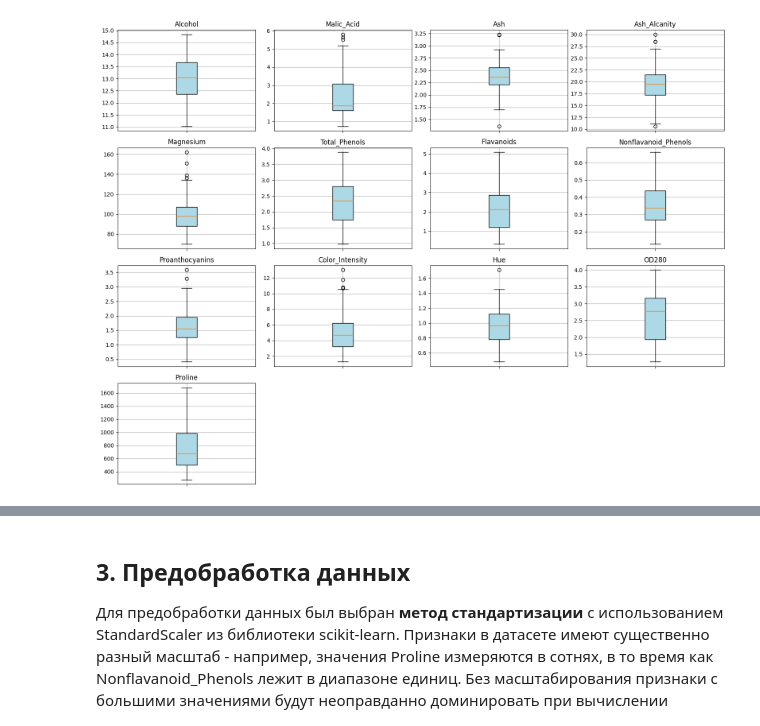
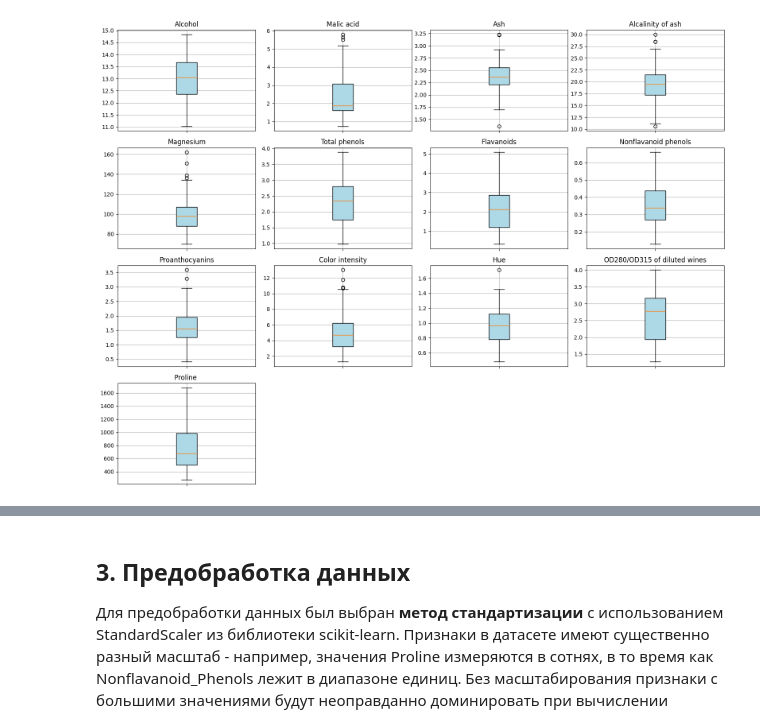
Before and after one commit to lilo5425/Machine_learning, a Jupyter notebook: LAB4/LAB4.ipynb, the cells around one changed output, grey strips where cells are left out. Saved outputs shown, nothing was run; the diff lists cells and outputs as text; code cells hidden in the pictures.

```diff
--- a/LAB4/LAB4.ipynb
+++ b/LAB4/LAB4.ipynb
@@ -52,13 +64,17 @@ from sklearn.decomposition import PCA
 # %%
-df = pd.read_csv('wine-clustering.csv')
+df_full = pd.read_csv('Wine dataset.csv')
 
-print("Размерность датасета:", df.shape)
+y_true = df_full.iloc[:, 0]
+X = df_full.iloc[:, 1:]
+
+print("Размерность датасета:", X.shape)
+
 print("\nТипы данных:")
-print(df.dtypes)
+print(X.dtypes)
 print("\nПропущенные значения:")
-print(df.isnull().sum().sum())
+print(X.isnull().sum().sum())
 print("\nПервые строки датасета:")
-df.head()
+X.head()
 # %% [output]
 Размерность датасета: (178, 13)
 
@@ -87,12 +103,12 @@ Proanthocyanins         float64
 fig, axes = plt.subplots(4, 4, figsize=(20, 14))
 axes = axes.ravel()
 
-for i, col in enumerate(df.columns):
-    axes[i].hist(df[col], bins=20, color='skyblue', edgecolor='black')
+for i, col in enumerate(X.columns):
+    axes[i].hist(X[col], bins=20, color='skyblue', edgecolor='black')
     axes[i].set_title(col)
     axes[i].set_ylabel('Частота')
 
-for i in range(len(df.columns), len(axes)):
+for i in range(len(X.columns), len(axes)):
     fig.delaxes(axes[i])
 
 plt.tight_layout()
@@ -130,21 +146,21 @@ stats
 # %%
 fig, axes = plt.subplots(4, 4, figsize=(16, 12))
 axes = axes.flatten()
 
-for i, col in enumerate(df.columns):
-    axes[i].boxplot(df[col], patch_artist=True, boxprops=dict(facecolor='lightblue'))
+for i, col in enumerate(X.columns):
+    axes[i].boxplot(X[col], patch_artist=True, boxprops=dict(facecolor='lightblue'))
     axes[i].set_title(col)
     axes[i].set_ylabel('')
     axes[i].grid(True)
     axes[i].set_xticklabels([])
 
-for j in range(len(df.columns), len(axes)):
+for j in range(len(X.columns), len(axes)):
     fig.delaxes(axes[j])
 
 plt.tight_layout()
 plt.show()
 # %% [output]
-[figure, old version]
+[figure, new version]
 # %% [markdown]
 1. Alcohol - содержание алкоголя в винах распределено почти симметрично вокруг среднего значения 13.00, медиана (13.05) близка к среднему, асимметрия незначительна, что указывает на нормальность распределения; минимальное значение 11.03, максимальное — 14.83, выбросы отсутствуют.
 
```
Also changed, not shown: parts of 22 cells of this notebook, 2 other files.
